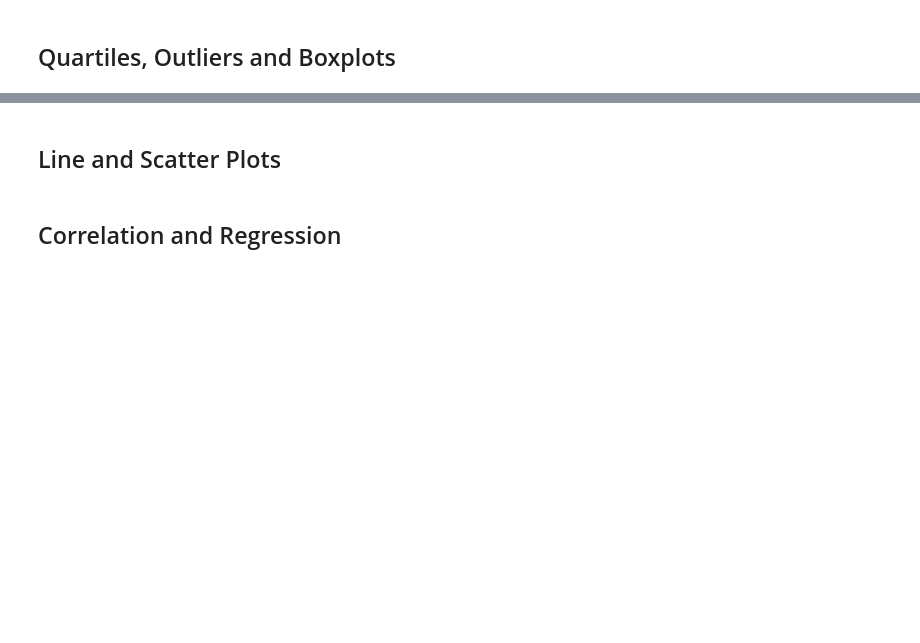
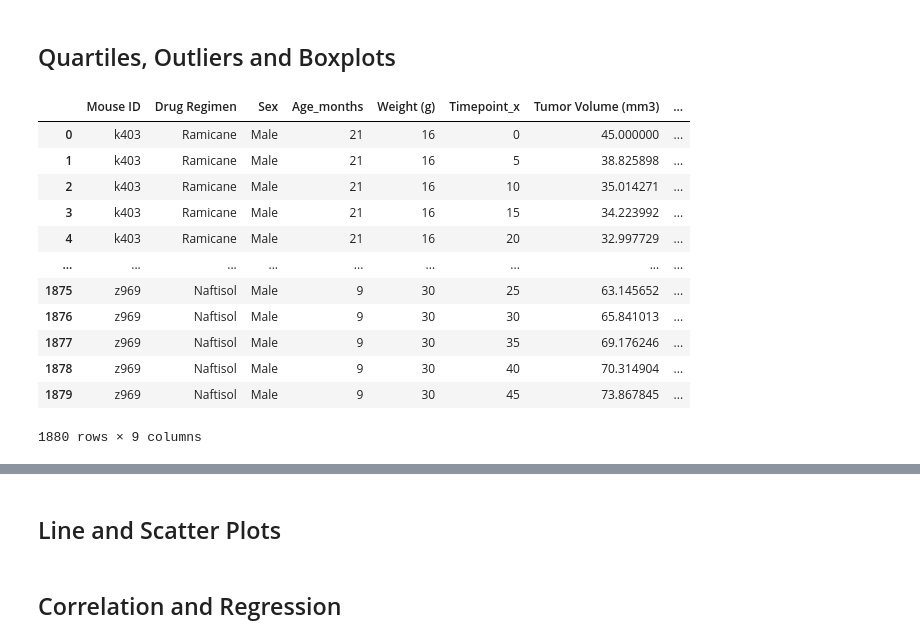
Before and after one commit to FabulousErin/Matplotlib, a Jupyter notebook: pymaceuticals_starter.ipynb, the cells around one changed output, grey strips where cells are left out. Saved outputs shown, nothing was run; the diff lists cells and outputs as text; code cells hidden in the pictures; blank space fills up the shorter version.

```diff
--- a/pymaceuticals_starter.ipynb
+++ b/pymaceuticals_starter.ipynb
@@ -207,10 +192,29 @@ fem_mal_df.head()
 # %%
 # Calculate the final tumor volume of each mouse across four of the treatment regimens:
 # Capomulin, Ramicane, Infubinol, and Ceftamin
 
 # Start by getting the last (greatest) timepoint for each mouse
+time_df=clean_df.groupby('Mouse ID')
+max_time_df=time_df['Timepoint'].max()
 
 
 # Merge this group df with the original dataframe to get the tumor volume at the last timepoint
+new_df = pd.merge(clean_df, max_time_df, on="Mouse ID", how="left")
+new_df.head()
+new_df.rename(columns={'Timepoint_y':'Last Timepoint'})
+# %% [output]
+|  | Mouse ID | Drug Regimen | Sex | Age_months | Weight (g) | Timepoint_x | Tumor Volume (mm3) | ... |
+| 0 | k403 | Ramicane | Male | 21 | 16 | 0 | 45.000000 | ... |
+| 1 | k403 | Ramicane | Male | 21 | 16 | 5 | 38.825898 | ... |
+| 2 | k403 | Ramicane | Male | 21 | 16 | 10 | 35.014271 | ... |
+| 3 | k403 | Ramicane | Male | 21 | 16 | 15 | 34.223992 | ... |
+| 4 | k403 | Ramicane | Male | 21 | 16 | 20 | 32.997729 | ... |
+| ... | ... | ... | ... | ... | ... | ... | ... | ... |
+| 1875 | z969 | Naftisol | Male | 9 | 30 | 25 | 63.145652 | ... |
+| 1876 | z969 | Naftisol | Male | 9 | 30 | 30 | 65.841013 | ... |
+| 1877 | z969 | Naftisol | Male | 9 | 30 | 35 | 69.176246 | ... |
+| 1878 | z969 | Naftisol | Male | 9 | 30 | 40 | 70.314904 | ... |
+| 1879 | z969 | Naftisol | Male | 9 | 30 | 45 | 73.867845 | ... |
+1880 rows × 9 columns
 # %%
 # Put treatments into a list for for loop (and later for plot labels)
```
Also changed, not shown: parts of 4 cells of this notebook.
